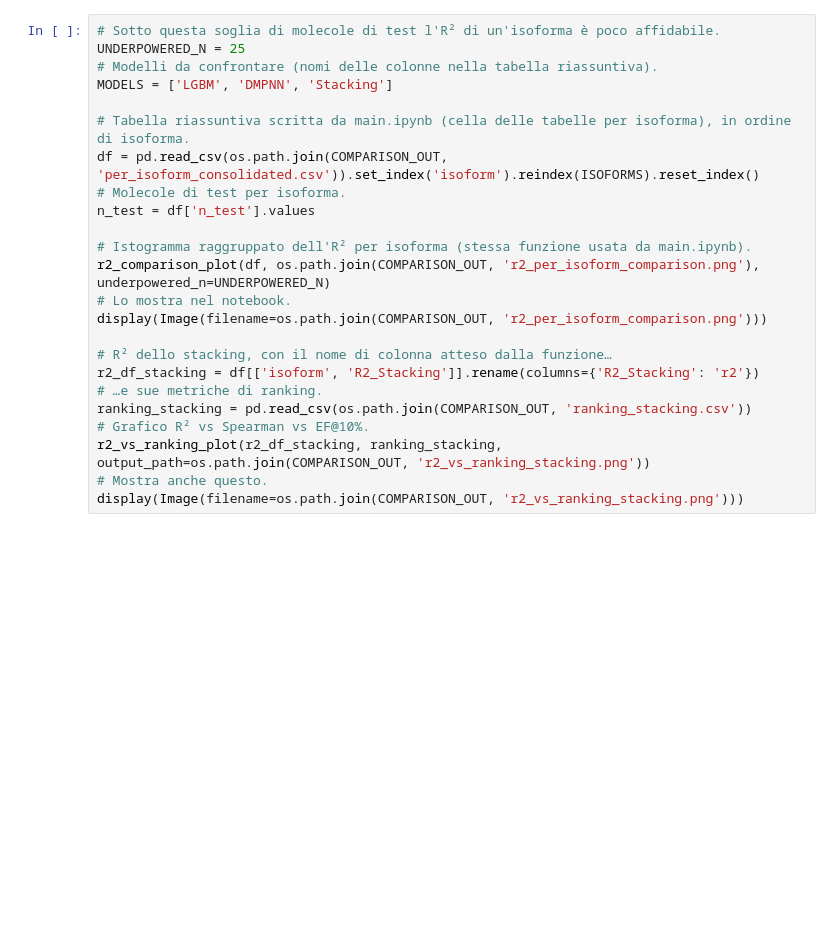
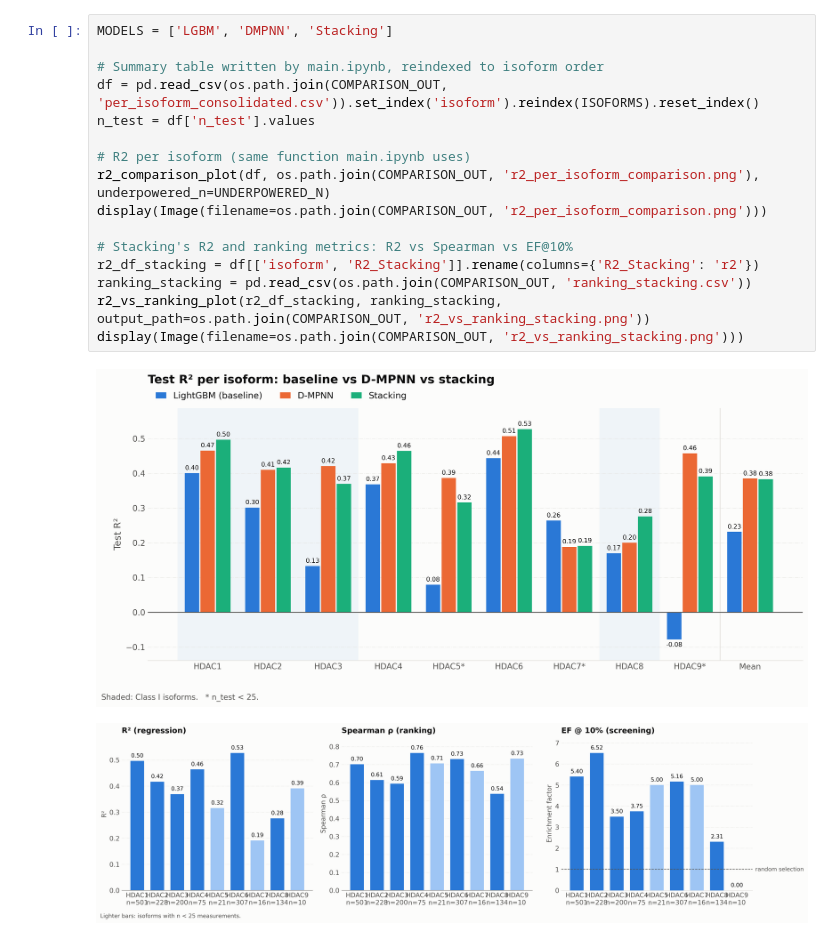
Before and after one commit to matteolevrone/D-MPNN-for-HDACi-discovery, a Jupyter notebook: figures.ipynb, the cells around one changed output. Saved outputs shown, nothing was run; the diff lists cells and outputs as text; blank space fills up the shorter version.

```diff
--- a/figures.ipynb
+++ b/figures.ipynb
@@ -82,25 +81,20 @@ plt.show()
 # %%
-# Sotto questa soglia di molecole di test l'R² di un'isoforma è poco affidabile.
-UNDERPOWERED_N = 25
-# Modelli da confrontare (nomi delle colonne nella tabella riassuntiva).
 MODELS = ['LGBM', 'DMPNN', 'Stacking']
 
-# Tabella riassuntiva scritta da main.ipynb (cella delle tabelle per isoforma), in ordine di isoforma.
+# Summary table written by main.ipynb, reindexed to isoform order
 df = pd.read_csv(os.path.join(COMPARISON_OUT, 'per_isoform_consolidated.csv')).set_index('isoform').reindex(ISOFORMS).reset_index()
-# Molecole di test per isoforma.
 n_test = df['n_test'].values
 
-# Istogramma raggruppato dell'R² per isoforma (stessa funzione usata da main.ipynb).
+# R2 per isoform (same function main.ipynb uses)
 r2_comparison_plot(df, os.path.join(COMPARISON_OUT, 'r2_per_isoform_comparison.png'), underpowered_n=UNDERPOWERED_N)
-# Lo mostra nel notebook.
 display(Image(filename=os.path.join(COMPARISON_OUT, 'r2_per_isoform_comparison.png')))
 
-# R² dello stacking, con il nome di colonna atteso dalla funzione…
+# Stacking's R2 and ranking metrics: R2 vs Spearman vs EF@10%
 r2_df_stacking = df[['isoform', 'R2_Stacking']].rename(columns={'R2_Stacking': 'r2'})
-# …e sue metriche di ranking.
 ranking_stacking = pd.read_csv(os.path.join(COMPARISON_OUT, 'ranking_stacking.csv'))
-# Grafico R² vs Spearman vs EF@10%.
 r2_vs_ranking_plot(r2_df_stacking, ranking_stacking, output_path=os.path.join(COMPARISON_OUT, 'r2_vs_ranking_stacking.png'))
-# Mostra anche questo.
 display(Image(filename=os.path.join(COMPARISON_OUT, 'r2_vs_ranking_stacking.png')))
+# %% [output]
+[figure, added]
+[figure, added]
 # %%
```
Also changed, not shown: parts of 4 cells of this notebook, 28 other files.
